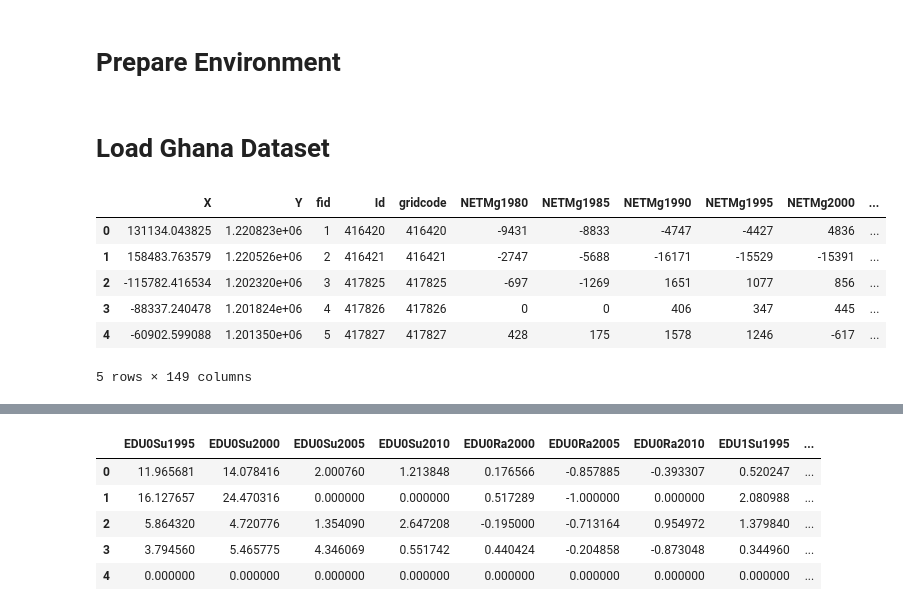
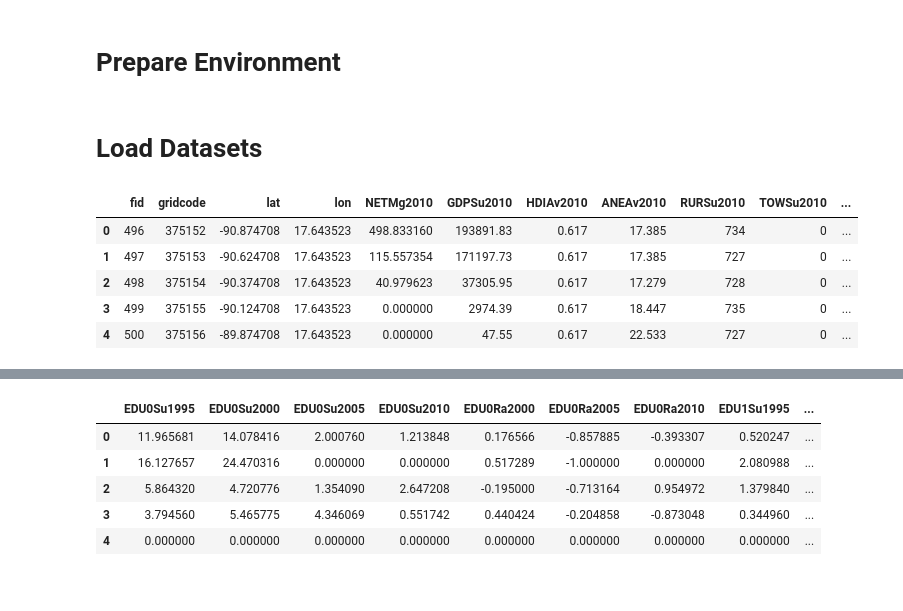
Before and after one commit to hylodata/MEMO, a Jupyter notebook: MGWR.ipynb, the cells around one changed output, grey strips where cells are left out. Saved outputs shown, nothing was run; the diff lists cells and outputs as text; code cells hidden in the pictures.

```diff
--- a/MGWR.ipynb
+++ b/MGWR.ipynb
@@ -54,17 +54,18 @@ import matplotlib as mpl
 import warnings
 warnings.filterwarnings('ignore')
 # %% [markdown]
-# Load Ghana Dataset
+# Load Datasets
 # %%
 ghana_raw = pd.read_csv("~/Documents/Research/Infovis/Geospatial/Ghana/ghana.csv")
+# %%
+americas_raw = pd.read_csv("~/Documents/Research/CERC Migration/MEMO/QGIS Files/Americas/CentralAmericaModeling_CSV_Input_File.csv")
 # %%
-ghana_raw.head()
+americas_raw.head()
 # %% [output]
-|  | X | Y | fid | Id | gridcode | NETMg1980 | NETMg1985 | NETMg1990 | NETMg1995 | NETMg2000 | ... |
-| 0 | 131134.043825 | 1.220823e+06 | 1 | 416420 | 416420 | -9431 | -8833 | -4747 | -4427 | 4836 | ... |
-| 1 | 158483.763579 | 1.220526e+06 | 2 | 416421 | 416421 | -2747 | -5688 | -16171 | -15529 | -15391 | ... |
-| 2 | -115782.416534 | 1.202320e+06 | 3 | 417825 | 417825 | -697 | -1269 | 1651 | 1077 | 856 | ... |
-| 3 | -88337.240478 | 1.201824e+06 | 4 | 417826 | 417826 | 0 | 0 | 406 | 347 | 445 | ... |
-| 4 | -60902.599088 | 1.201350e+06 | 5 | 417827 | 417827 | 428 | 175 | 1578 | 1246 | -617 | ... |
+|  | fid | gridcode | lat | lon | NETMg2010 | GDPSu2010 | HDIAv2010 | ANEAv2010 | RURSu2010 | TOWSu2010 | ... |
+| 0 | 496 | 375152 | -90.874708 | 17.643523 | 498.833160 | 193891.83 | 0.617 | 17.385 | 734 | 0 | ... |
+| 1 | 497 | 375153 | -90.624708 | 17.643523 | 115.557354 | 171197.73 | 0.617 | 17.385 | 727 | 0 | ... |
+| 2 | 498 | 375154 | -90.374708 | 17.643523 | 40.979623 | 37305.95 | 0.617 | 17.279 | 728 | 0 | ... |
+| 3 | 499 | 375155 | -90.124708 | 17.643523 | 0.000000 | 2974.39 | 0.617 | 18.447 | 735 | 0 | ... |
+| 4 | 500 | 375156 | -89.874708 | 17.643523 | 0.000000 | 47.55 | 0.617 | 22.533 | 727 | 0 | ... |
-5 rows × 149 columns
 # %%
```
Also changed, not shown: parts of 28 cells of this notebook.
